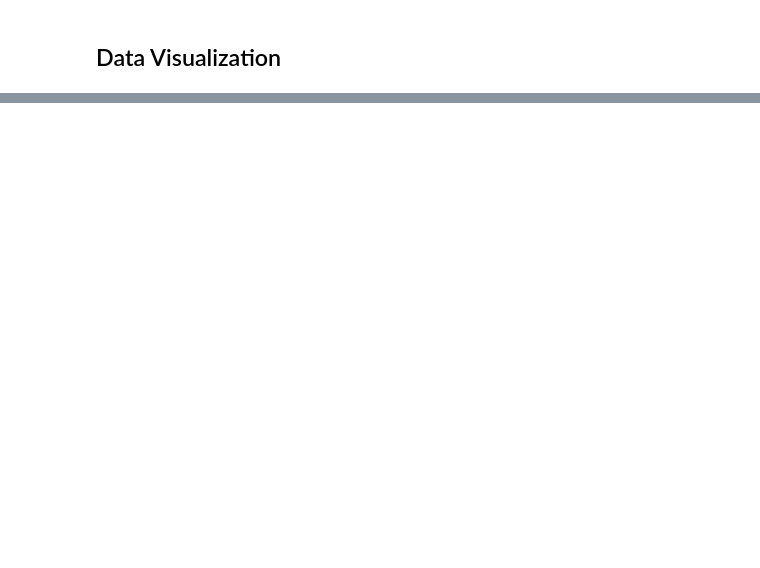
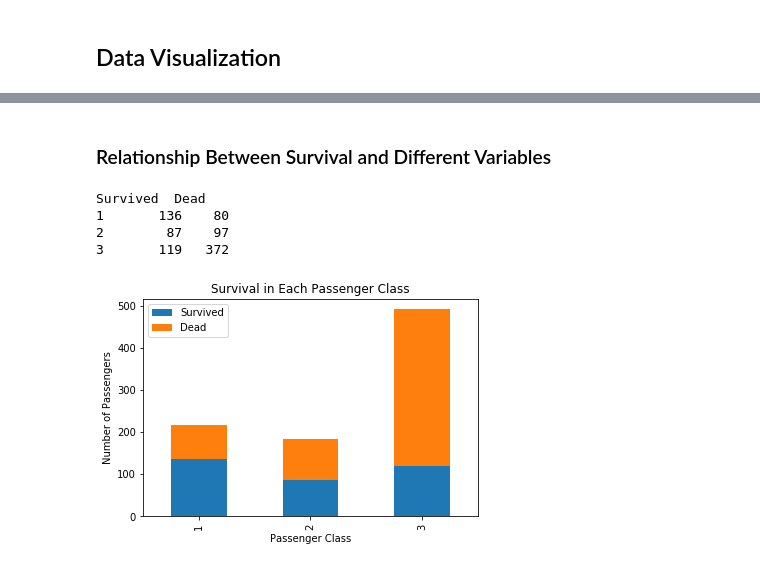
Before and after one commit to 610yilingliu/kaggle-datasets, a Jupyter notebook: Titanic/titanic.ipynb, the cells around one changed output, grey strips where cells are left out. Drawn from its saved outputs; the diff is of its cells as text; code cells hidden in the pictures; blank space fills up the shorter version.

```diff
--- a/Titanic/titanic.ipynb
+++ b/Titanic/titanic.ipynb
@@ -117,0 +121,18 @@ NameError: name 'plt' is not defined
+# %% [markdown]
+### Relationship Between Survival and Different Variables
+# %%
+pclass_live = alldata.Pclass[alldata.Survived == 1].value_counts()
+pclass_dead = alldata.Pclass[alldata.Survived == 0].value_counts()
+pclass_survive = pd.DataFrame({'Survived':pclass_live, 'Dead':pclass_dead})
+print(pclass_survive)
+pclass_survive.plot.bar(stacked = True)
+plt.title('Survival in Each Passenger Class')
+plt.xlabel('Passenger Class')
+plt.ylabel('Number of Passengers')
+plt.show()
+# %% [output]
+Survived  Dead
+1       136    80
+2        87    97
+3       119   372
+[figure, added]
```
Also changed, not shown: parts of 20 cells of this notebook, 2 other files.
